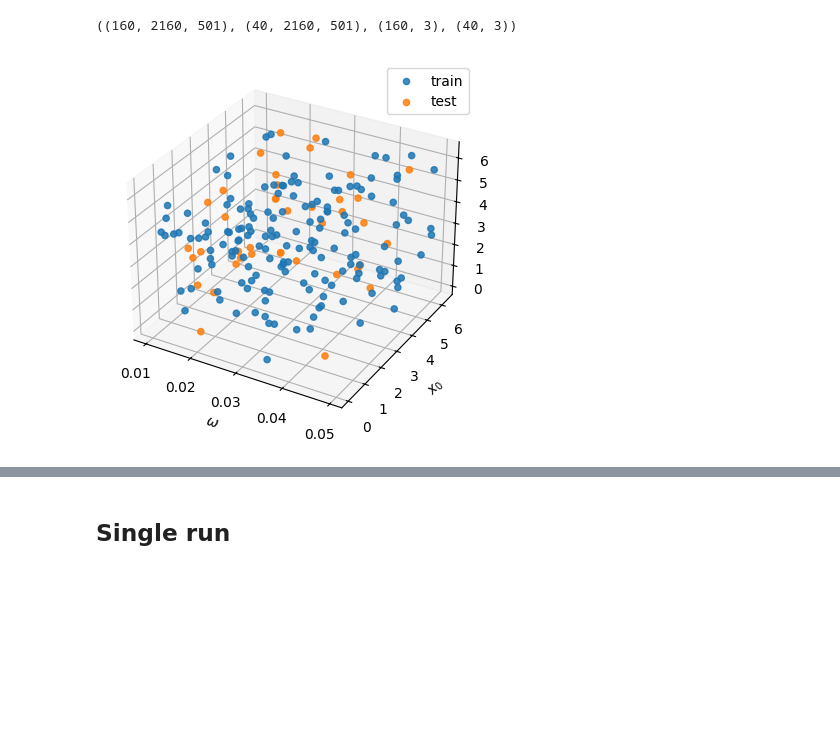
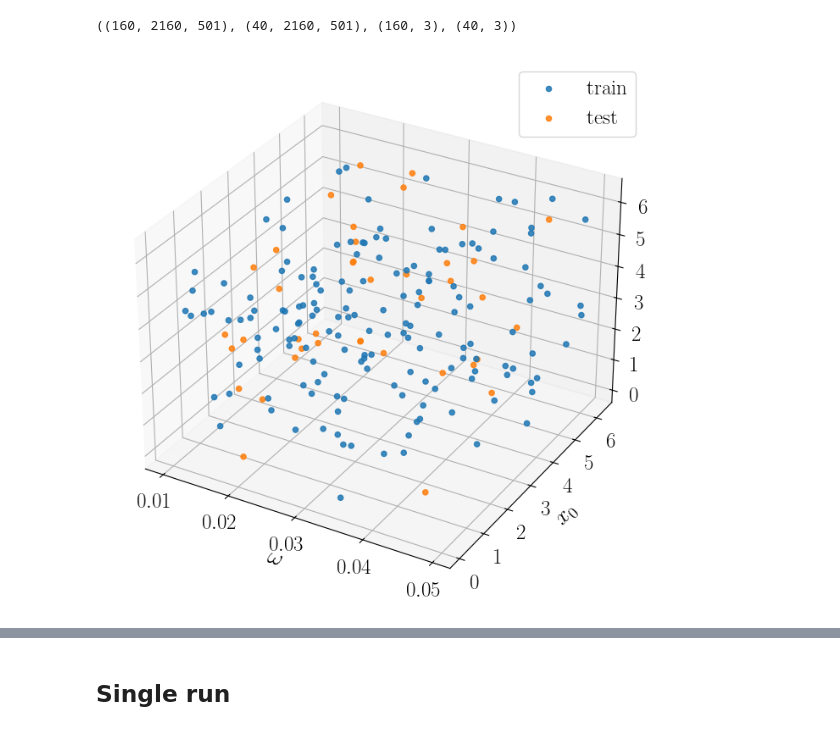
Before and after one commit to arjunveejay/TuckerROMs, a Jupyter notebook: experiments/Wave/run.ipynb, the cells around one changed output, grey strips where cells are left out. Cells and saved outputs as stored; diff of their text form; code cells hidden in the pictures; blank space fills up the shorter version.

```diff
--- a/experiments/Wave/run.ipynb
+++ b/experiments/Wave/run.ipynb
@@ -43,2 +44,14 @@ import matplotlib.pyplot as plt
+# %%
+plt.rcParams.update({
+    "text.usetex": True,
+    "text.latex.preamble": r"\usepackage{amsmath}\usepackage{bm}",
+    "font.size": 20,
+    "font.family": "serif",
+    "axes.titlesize": 18,
+    "axes.labelsize": 20,
+    "xtick.labelsize": 18,
+    "ytick.labelsize": 18,
+    "legend.fontsize": 18,
+})
 # %%
 t = np.linspace(0, 8*np.pi, 501)
@@ -67,19 +80,19 @@ snapshots_Q_train.shape, snapshots_Q_test.shape, params_train.shape, params_test
 # %% [output]
 ((160, 2160, 501), (40, 2160, 501), (160, 3), (40, 3))
 # %%
-fig = plt.figure(figsize=(5, 4))
+fig = plt.figure(figsize=(8, 7))
 ax = fig.add_subplot(111, projection="3d")
 
 ax.scatter(params_train[:,0], params_train[:,1], params_train[:,2],
            c="tab:blue", s=20, alpha=0.85, label="train")
 ax.scatter(params_test[:,0],  params_test[:,1],  params_test[:,2],
            c="tab:orange", s=20, alpha=0.85, label="test")
 ax.set_xlabel(r"$\omega$"); ax.set_ylabel("$x_0$"); ax.set_zlabel("$y_0$")
 ax.legend()
 plt.tight_layout()
 plt.show()
 # %% [output]
-[figure, old version]
+[figure, new version]
 # %%
 data = np.load(os.path.join(savedir, "svd_rank120_Mortho.npz"))
 U_mono, S_mono = data["U"], data["S"]
```
Also changed, not shown: parts of 16 cells of this notebook, 13 other files.
